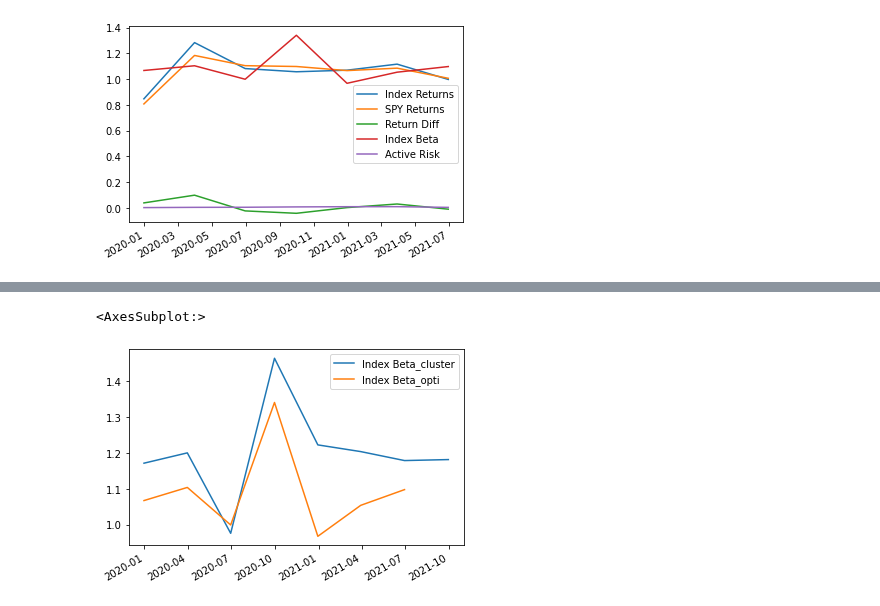
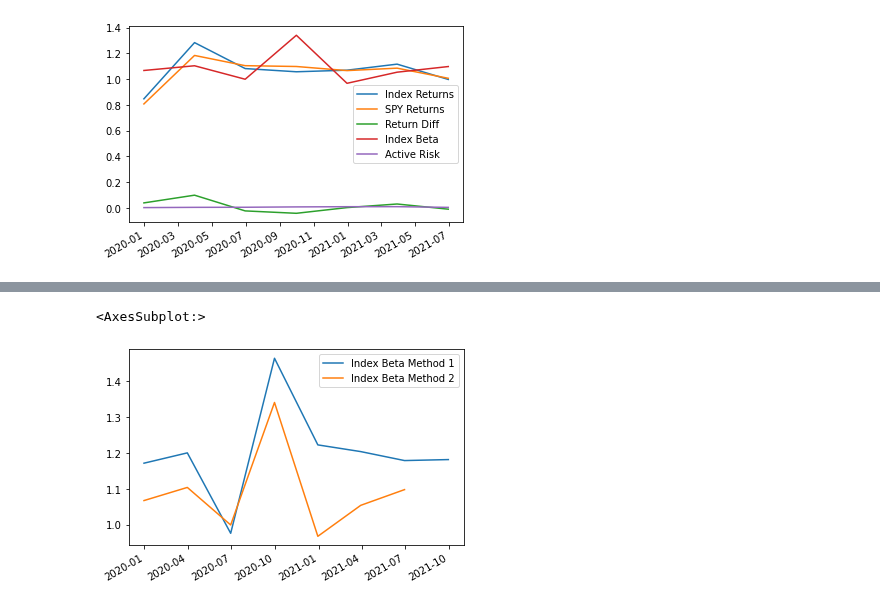
Before and after one commit to layoups/index-funds, a Jupyter notebook: create_indices.ipynb, the cells around one changed output, grey strips where cells are left out. Drawn from its saved outputs; the diff is of its cells as text; code cells hidden in the pictures.

```diff
--- a/create_indices.ipynb
+++ b/create_indices.ipynb
@@ -381,8 +381,8 @@ comp_index
 # %%
 comp_performance = method1_performance.join(
     method2_performance,
-    lsuffix="_cluster",
-    rsuffix="_opti"
+    lsuffix=" Method 1",
+    rsuffix=" Method 2"
 )
 comp_performance
 # %% [output]
@@ -403,8 +403,8 @@ comp_performance.plot(y=["Return Diff_cluster", "Return Diff_opti"])
 # %%
-comp_performance.plot(y=["Index Beta_cluster", "Index Beta_opti"])
+comp_performance.plot(y=["Index Beta Method 1", "Index Beta Method 2"])
 # %% [output]
 <AxesSubplot:>
-[figure, old version]
+[figure, new version]
 # %% [markdown]
 <a style='text-decoration:none;line-height:16px;display:flex;color:#5B5B62;padding:10px;justify-content:end;' href='https://deepnote.com?utm_source=created-in-deepnote-cell&projectId=80cc924b-f00e-4408-bf29-ac16ba2efaff' target="_blank">
 <img alt='Created in deepnote.com' style='display:inline;max-height:16px;margin:0px;margin-right:7.5px;' src='embedded-picture-1' > </img>
```
Also changed, not shown: parts of 3 cells of this notebook.
